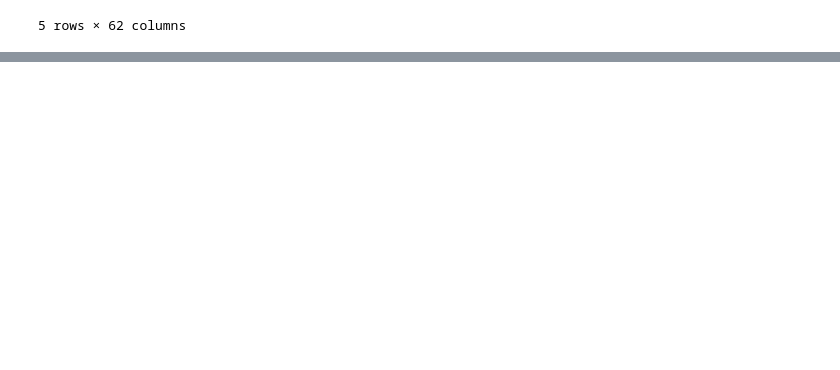
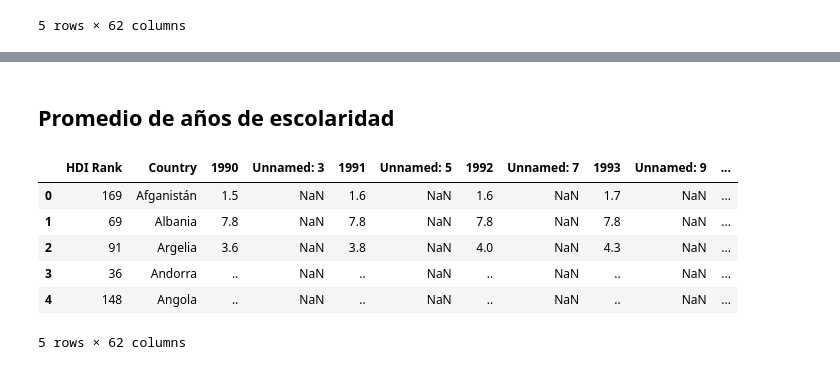
Before and after one commit to Team-17-Bedu/proyecto_python, a Jupyter notebook: Notebooks/Notebook_Indice_Educacion.ipynb, the cells around one changed output, grey strips where cells are left out. Cells and saved outputs as stored; diff of their text form; code cells hidden in the pictures; blank space fills up the shorter version.

```diff
--- a/Notebooks/Notebook_Indice_Educacion.ipynb
+++ b/Notebooks/Notebook_Indice_Educacion.ipynb
@@ -32,0 +193,14 @@ df[df["2019"] == ".."]
+# %% [markdown]
+## Promedio de años de escolaridad
+# %%
+promedio = get_df_translated("Mean years of schooling (years).csv")
+# %%
+promedio.head()
+# %% [output]
+|  | HDI Rank | Country | 1990 | Unnamed: 3 | 1991 | Unnamed: 5 | 1992 | Unnamed: 7 | 1993 | Unnamed: 9 | ... |
+| 0 | 169 | Afganistán | 1.5 | NaN | 1.6 | NaN | 1.6 | NaN | 1.7 | NaN | ... |
+| 1 | 69 | Albania | 7.8 | NaN | 7.8 | NaN | 7.8 | NaN | 7.8 | NaN | ... |
+| 2 | 91 | Argelia | 3.6 | NaN | 3.8 | NaN | 4.0 | NaN | 4.3 | NaN | ... |
+| 3 | 36 | Andorra | .. | NaN | .. | NaN | .. | NaN | .. | NaN | ... |
+| 4 | 148 | Angola | .. | NaN | .. | NaN | .. | NaN | .. | NaN | ... |
+5 rows × 62 columns
```
Also changed, not shown: parts of 27 cells of this notebook.
